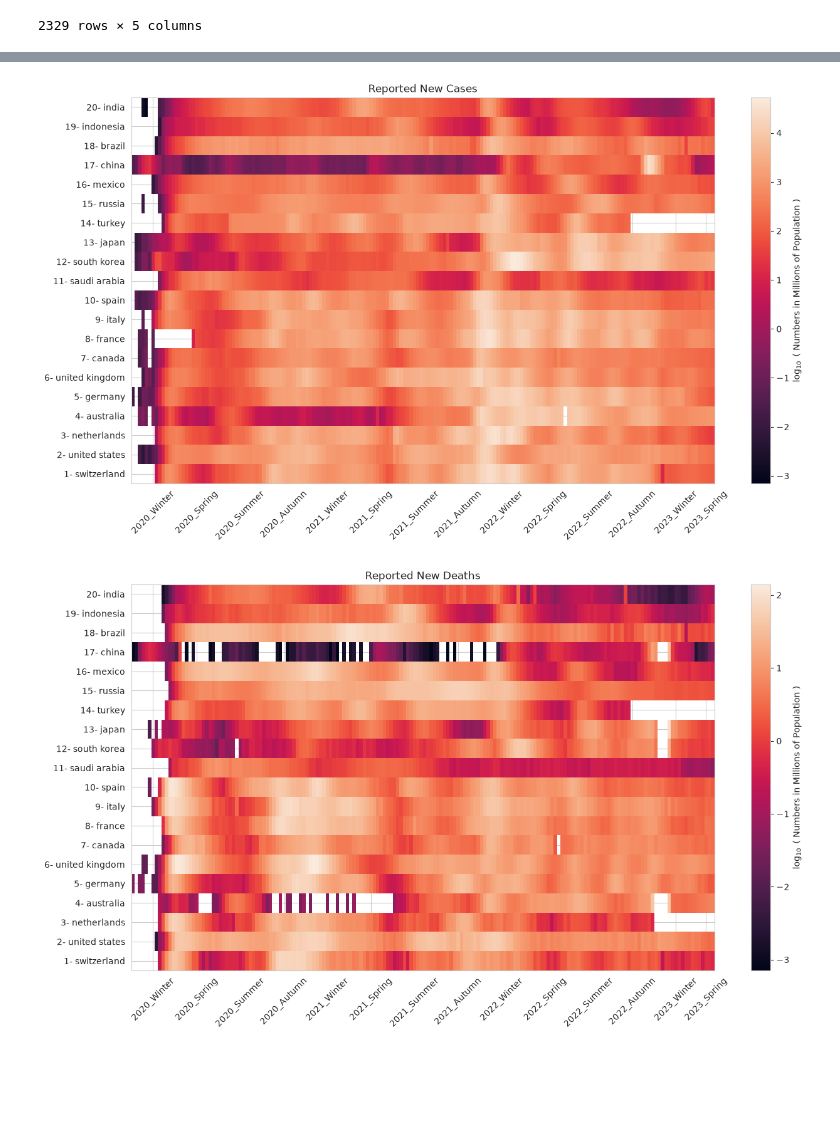
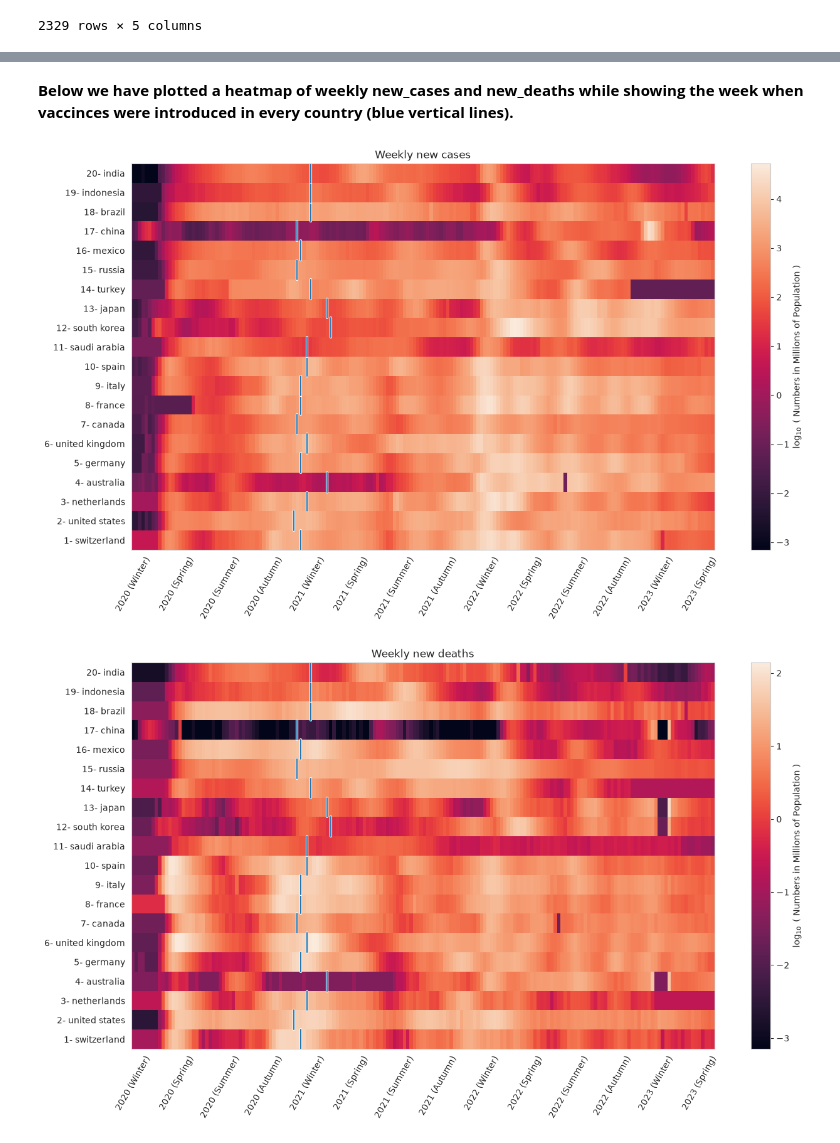
Before and after one commit to danialghamari/SQL_projects, a Jupyter notebook: Covid_19_analysis/Analysis.ipynb, the cells around one changed output, grey strips where cells are left out. Saved outputs shown, nothing was run; the diff lists cells and outputs as text; code cells hidden in the pictures; blank space fills up the shorter version.

```diff
--- a/Covid_19_analysis/Analysis.ipynb
+++ b/Covid_19_analysis/Analysis.ipynb
@@ -346,37 +498,64 @@ x_labels
+# %% [markdown]
+**Below we have plotted a heatmap of weekly new_cases and new_deaths while showing the week when vaccinces were introduced in every country (blue vertical lines).**
 # %%
-import numpy as np
-
-
 rows = []
+vaccines_time = []
 for c_id in country_df["id"]:
+    row = cases_deaths_df.loc[cases_deaths_df["country_id"]==c_id,"new_cases"].values/country_df.loc[country_df["id"]==c_id,"population_mil"].values
+    row[row==0] = row[row!=0].min()-10**-8
     rows.append(
-        np.log10(cases_normed.loc[cases_normed["country_id"]==c_id,"new_cases"].values)
+        np.log10(row)
     )
+    vaccines_time.append(vaccines_df.loc[vaccines_df["country_id"]==c_id,"week"].min())
 
 
 
 
-plt.figure(figsize=[15,8])
-plt.title("Reported New Cases")
-p = plt.pcolormesh(cases_normed["week"].unique(),(country_df["id"].astype("str")+"- "+country_df["country"]).values,rows)
+fig = plt.figure(figsize=[15,8])
+ax = fig.add_subplot()
+plt.title("Weekly new cases")
+p = plt.pcolormesh(cases_deaths_df["week"].unique(),(country_df["id"].astype("str")+"- "+country_df["country"]).values,rows)
+
+delta = abs(ax.get_ybound()[1]-ax.get_ybound()[0])/len(vaccines_time)
+bounds = [ax.get_ybound()[0] + i*delta for i in range(len(vaccines_time)+1)]
+bounds = [abs(i-ax.get_ybound()[0])/abs(ax.get_ybound()[1]-ax.get_ybound()[0]) for i in bounds]
+for idx,time in enumerate(vaccines_time):
+    ax.axvline(time,bounds[idx],bounds[idx+1],linewidth=3,color='white')
+    ax.axvline(time,bounds[idx],bounds[idx+1],linewidth=1.5,color='tab:blue')
+
+
 cb = plt.colorbar(label=r"$\log_{10}$"+" ( Numbers in Millions of Population )")
-ticks = plt.xticks(x_labels["week"],x_labels["year-season"],rotation=45)
+t = ax.set_xticks(xticks,xticks_labels, rotation=60)
 # %% [output]
-[figure, old version]
+[figure, new version]
 # %%
 rows = []
+vaccines_time = []
 for c_id in country_df["id"]:
+    row = cases_deaths_df.loc[cases_deaths_df["country_id"]==c_id,"new_deaths"].values/country_df.loc[country_df["id"]==c_id,"population_mil"].values
+    row[row==0] = row[row!=0].min()-10**-8
     rows.append(
-        np.log10(cases_normed.loc[cases_normed["country_id"]==c_id,"new_deaths"].values)
+        np.log10(row)
     )
+    vaccines_time.append(vaccines_df.loc[vaccines_df["country_id"]==c_id,"week"].min())
 
 
 
 
-plt.figure(figsize=[15,8])
-plt.title("Reported New Deaths")
-p = plt.pcolormesh(cases_normed["week"].unique(),(country_df["id"].astype("str")+"- "+country_df["country"]).values,rows)
+fig = plt.figure(figsize=[15,8])
+ax = fig.add_subplot()
+plt.title("Weekly new deaths")
+p = plt.pcolormesh(cases_deaths_df["week"].unique(),(country_df["id"].astype("str")+"- "+country_df["country"]).values,rows)
+
+delta = abs(ax.get_ybound()[1]-ax.get_ybound()[0])/len(vaccines_time)
+bounds = [ax.get_ybound()[0] + i*delta for i in range(len(vaccines_time)+1)]
+bounds = [abs(i-ax.get_ybound()[0])/abs(ax.get_ybound()[1]-ax.get_ybound()[0]) for i in bounds]
+for idx,time in enumerate(vaccines_time):
+    ax.axvline(time,bounds[idx],bounds[idx+1],linewidth=3,color='white')
+    ax.axvline(time,bounds[idx],bounds[idx+1],linewidth=1.5,color='tab:blue')
+
+
 cb = plt.colorbar(label=r"$\log_{10}$"+" ( Numbers in Millions of Population )")
-ticks = plt.xticks(x_labels["week"],x_labels["year-season"],rotation=45)
+t = ax.set_xticks(xticks,xticks_labels, rotation=60)
 # %% [output]
-[figure, old version]
+[figure, new version]
```
Also changed, not shown: parts of 25 cells of this notebook, 3 other files.
